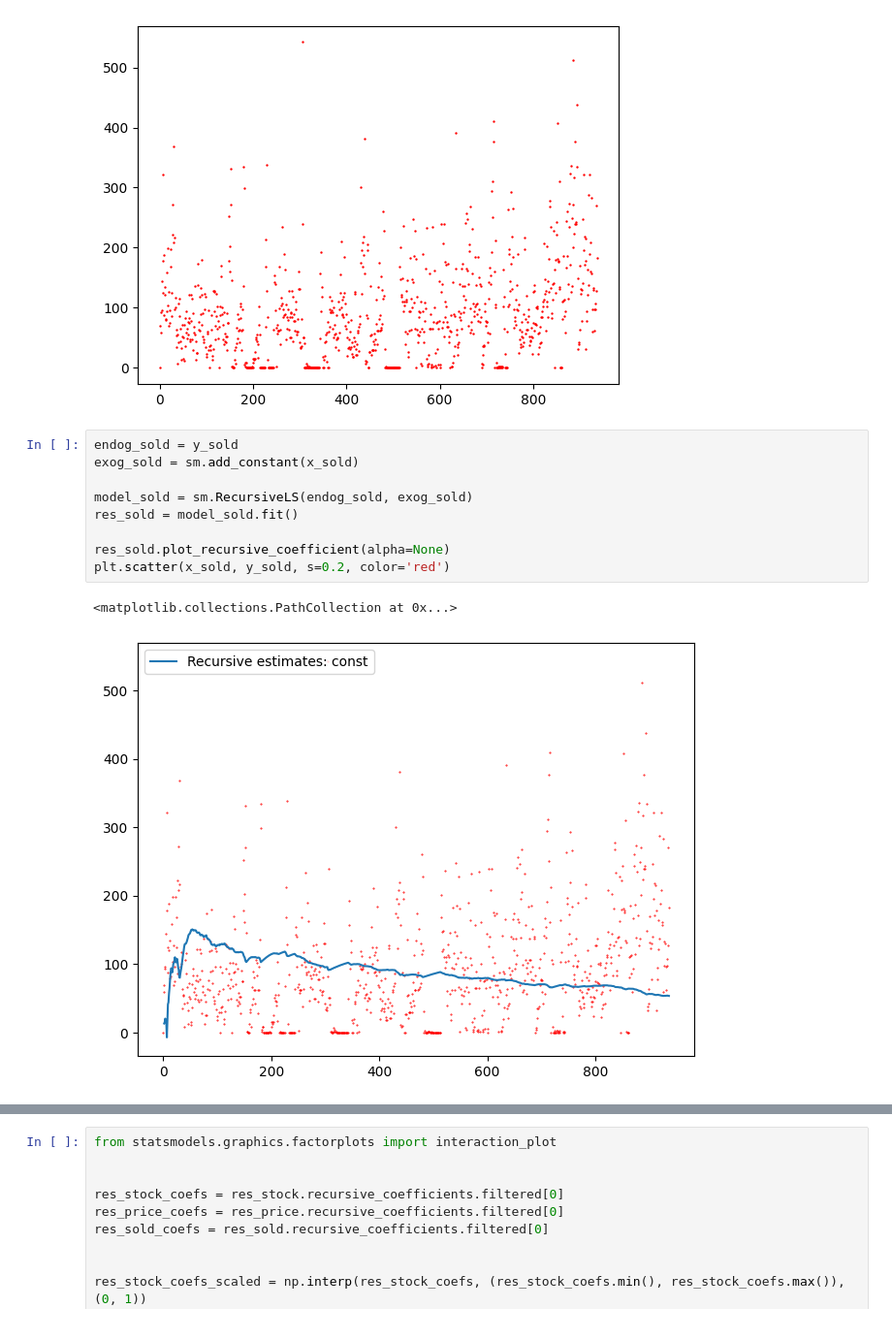
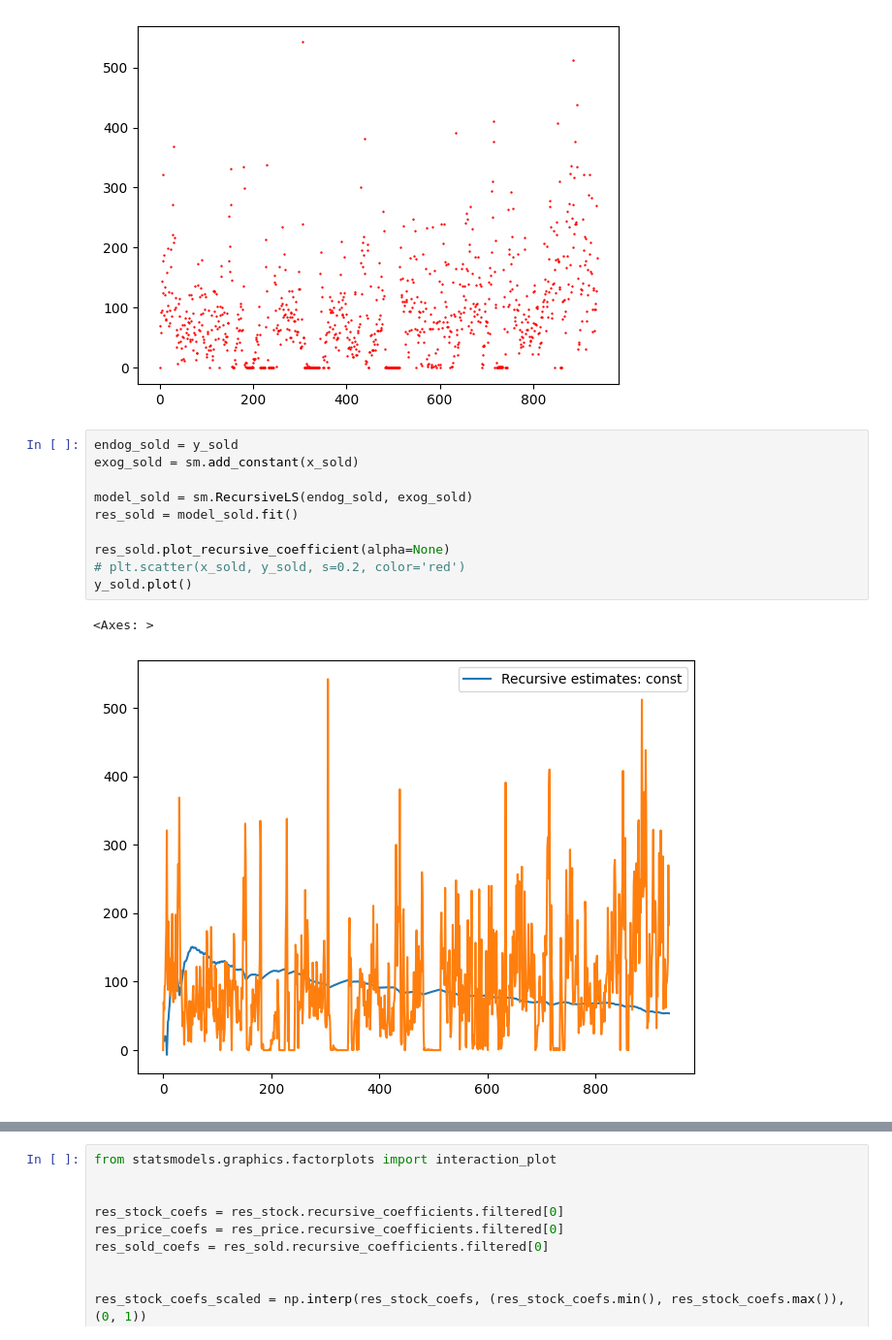
Before and after one commit to CepbluKot/info_processing_labs, a Jupyter notebook: lab1/main_lr1_automade_rlsm.ipynb, the cells around one changed output, grey strips where cells are left out. Shown: that part at 97% size. Cells and saved outputs as stored; diff of their text form.

```diff
--- a/lab1/main_lr1_automade_rls.ipynb
+++ b/lab1/main_lr1_automade_rlsm.ipynb
@@ -35,15 +35,16 @@ plt.scatter(x_sold, y_sold, s=0.5, color='red')
 # %%
 endog_sold = y_sold
 exog_sold = sm.add_constant(x_sold)
 
 model_sold = sm.RecursiveLS(endog_sold, exog_sold)
 res_sold = model_sold.fit()
 
 res_sold.plot_recursive_coefficient(alpha=None)
-plt.scatter(x_sold, y_sold, s=0.2, color='red')
+# plt.scatter(x_sold, y_sold, s=0.2, color='red')
+y_sold.plot()
 # %% [output]
-<matplotlib.collections.PathCollection at 0x...>
+<Axes: >
-[figure, old version]
+[figure, new version]
 # %%
 x_price = df.index
 y_price = df.price
```
Also changed, not shown: parts of 2 cells of this notebook, 5 other files.
